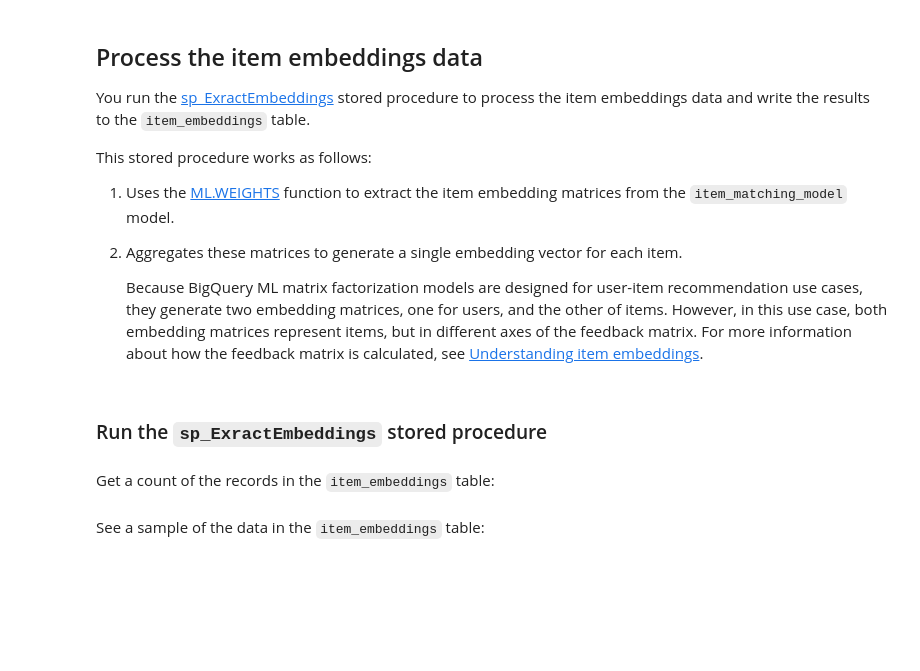
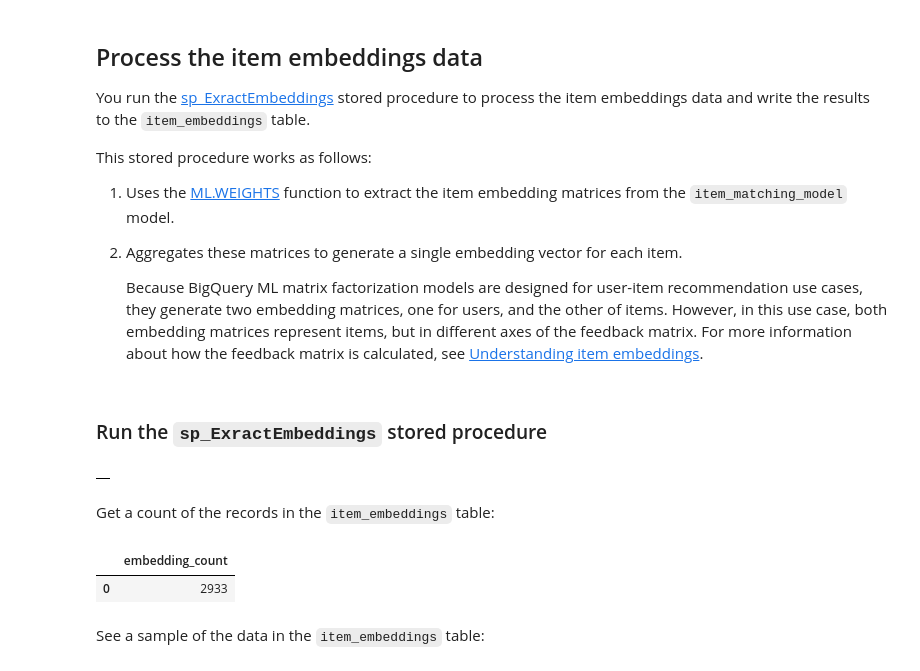
Before and after one commit to jswortz/bqml-vertex-matching-engine, a Jupyter notebook: bqml-scann/02_export_bqml_mf_embeddings.ipynb, the cells around one changed output. Saved outputs shown, nothing was run; the diff lists cells and outputs as text; code cells hidden in the pictures; blank space fills up the shorter version.

```diff
--- a/bqml-scann/02_export_bqml_mf_embeddings.ipynb
+++ b/bqml-scann/02_export_bqml_mf_embeddings.ipynb
@@ -69,9 +37,9 @@ Update the following variables to reflect the values for your GCP environment:
 + `BUCKET`: The name of the Cloud Storage bucket you created to use with this solution. The `BUCKET` value should be just the bucket name, so `myBucket` rather than `gs://myBucket`.
 + `REGION`: The region to use for the Dataflow job.
 # %%
-PROJECT_ID = 'yourProject' # Change to your project.
-BUCKET = 'yourBucketName' # Change to the bucket you created.
-REGION = 'yourDataflowRegion' # Change to your Dataflow region.
-BQ_DATASET_NAME = 'recommendations'
+PROJECT_ID = 'rec-ai-demo-326116' # Change to your project.
+BUCKET = 'rec_bq_jsw' # Change to the bucket you created.
+REGION = 'us-central1'
+BQ_DATASET_NAME = 'css_retail'
 
 !gcloud config set project $PROJECT_ID
@@ -100,14 +70,19 @@ This stored procedure works as follows:
 # %%
 %%bigquery --project $PROJECT_ID
 
-CALL recommendations.sp_ExractEmbeddings()
+CALL css_retail.sp_ExractEmbeddings()
+# %% [output]
+|  |
 # %% [markdown]
 Get a count of the records in the `item_embeddings` table:
 # %%
 %%bigquery --project $PROJECT_ID
 
 SELECT COUNT(*) embedding_count
-FROM recommendations.item_embeddings;
+FROM css_retail.item_embeddings;
+# %% [output]
+|  | embedding_count |
+| 0 | 2933 |
 # %% [markdown]
 See a sample of the data in the `item_embeddings` table:
 # %%
```
Also changed, not shown: parts of 8 cells of this notebook, 7 other files.
